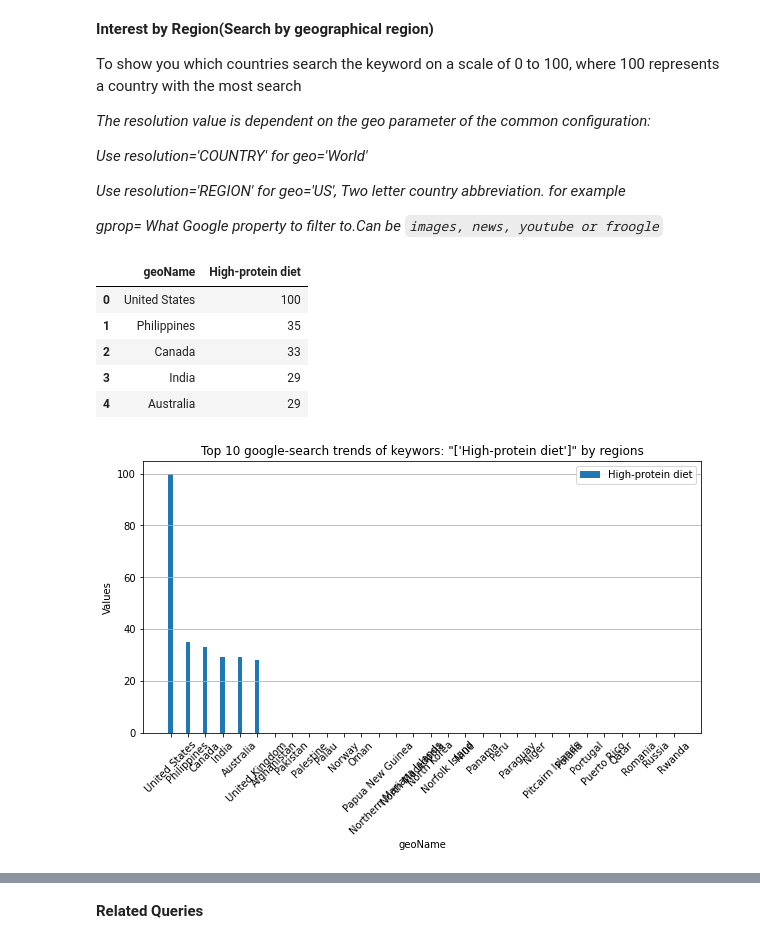
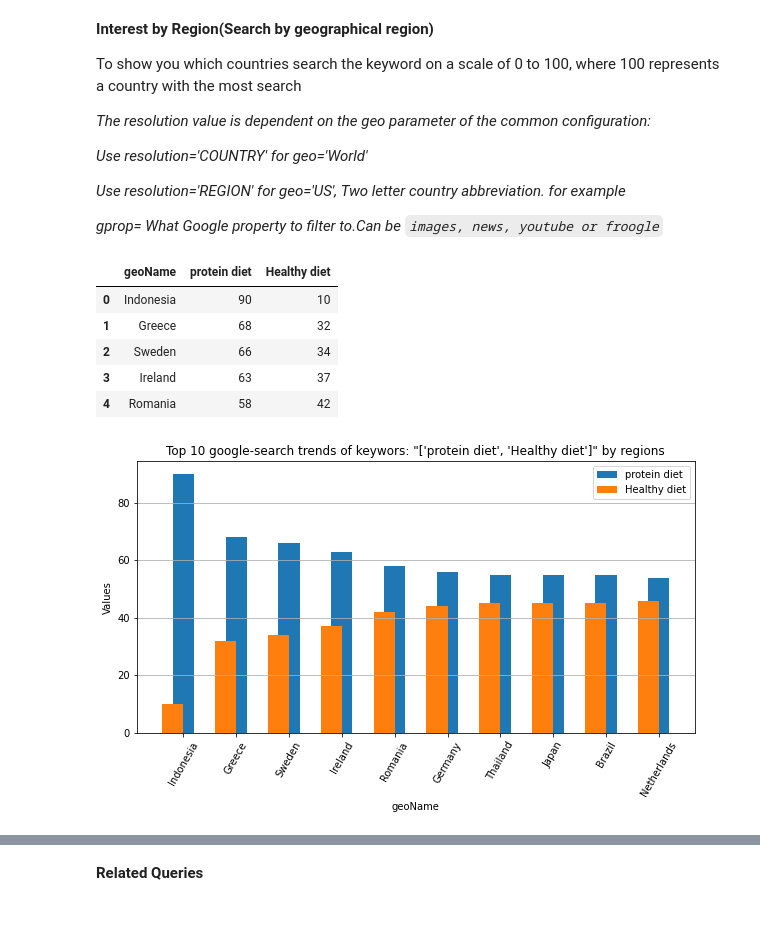
Before and after one commit to mrchapagain/GoogleTrendAnalytics, a Jupyter notebook: GoogleTrends.ipynb, the cells around one changed output, grey strips where cells are left out. Drawn from its saved outputs; the diff is of its cells as text; code cells hidden in the pictures; blank space fills up the shorter version.

```diff
--- a/GoogleTrends.ipynb
+++ b/GoogleTrends.ipynb
@@ -51,12 +51,12 @@ def pytrends_func(kw_list, timeframe):
   trends = TrendReq(hl='en-US', tz= 360, timeout=(10,25))
 
   # Update playload
-  trends.build_payload(kw_list=kw_list, cat=71, timeframe=timeframe, geo= '', gprop='') #timeframe='today 5-y', cat 0(all), 45(Health), Food & Drink: 71
+  trends.build_payload(kw_list=kw_list, cat=0, timeframe=timeframe, geo= '', gprop='') #timeframe='today 5-y', cat 0(all), 45(Health), Food & Drink: 71
 
   # return the trends object
   return trends
 
-kw_list = ["High-protein diet"]
+kw_list = ["protein diet", "Healthy diet"]
 trends= pytrends_func(kw_list, 'today 12-m')
 trends
 # %% [output]
@@ -93,17 +93,23 @@ def display_lineplot(df, x, kw_list, title, x_label, y_label):
 def display_barplot(df, x_col, kw_list, title):
   fig, ax = plt.subplots(figsize= (10, 5))
 
-  # loop over columns to dorw line-plot and add to the figure
+  # Create x-label and width for bars
+  x= np.arange(len(df[x_col]))
+  width= 0.2
+
+  # loop over columns to drow bar-plot and add to the figure
   for col in kw_list:
-    ax.bar(df[x_col], df[col], width=0.25, label= col)#, color ='blue', width = 0.4
+    x= x-0.4
+    ax.bar(x, df[col], width=0.4, label= col)#, color ='blue', width = 0.4
+    x += 0.2
 
   plt.title(title, fontsize=12)
-  plt.xticks(rotation=45)
+  plt.xticks(x, [i for i in df[x_col]], rotation=60)
   plt.xlabel(x_col)
   plt.ylabel("Values")
   plt.legend()
   #plt.grid(b = True, color ='grey', linestyle ='-.', linewidth = 0.5, alpha = 0.2)# Add x, y gridlines
-  ax.grid(axis= "y")
+  plt.grid(axis= "y")
   plt.show()
 # %% [markdown]
 ***Interest Over Time***
@@ -166,25 +172,25 @@ To show you which countries search the keyword on a scale of 0 to 100, where 100
 # %%
 # Function for interest by region
 def gt_trends_byregion():
   #trends= pytrends_func(["Healthy diet"], 'today 12-m', geo='', gprop='')
   # resolution can be either CITY, COUNTRY or REGION
   trends_by_region= trends.interest_by_region(resolution= 'COUNTRY', inc_low_vol=False, inc_geo_code=False)
 
   trends_by_region = trends_by_region.sort_values(by=kw_list[0], ascending=False).reset_index()
   return trends_by_region
 
 df_byregion= gt_trends_byregion()
 display(df_byregion.head())
 
-display_barplot(df_byregion.iloc[:30,:], "geoName", kw_list, f'Top 10 google-search trends of keywors: "{kw_list}" by regions')
+display_barplot(df_byregion.iloc[:10,:], "geoName", kw_list, f'Top 10 google-search trends of keywors: "{kw_list}" by regions')
 # %% [output]
-|  | geoName | High-protein diet |
-| 0 | United States | 100 |
-| 1 | Philippines | 35 |
-| 2 | Canada | 33 |
-| 3 | India | 29 |
-| 4 | Australia | 29 |
+|  | geoName | protein diet | Healthy diet |
+| 0 | Indonesia | 90 | 10 |
+| 1 | Greece | 68 | 32 |
+| 2 | Sweden | 66 | 34 |
+| 3 | Ireland | 63 | 37 |
+| 4 | Romania | 58 | 42 |
-[figure, old version]
+[figure, new version]
 # %%
 # for map-plot
 from pycountry_convert import country_alpha2_to_continent_code, country_name_to_country_alpha2
```
Also changed, not shown: parts of 8 cells of this notebook.
